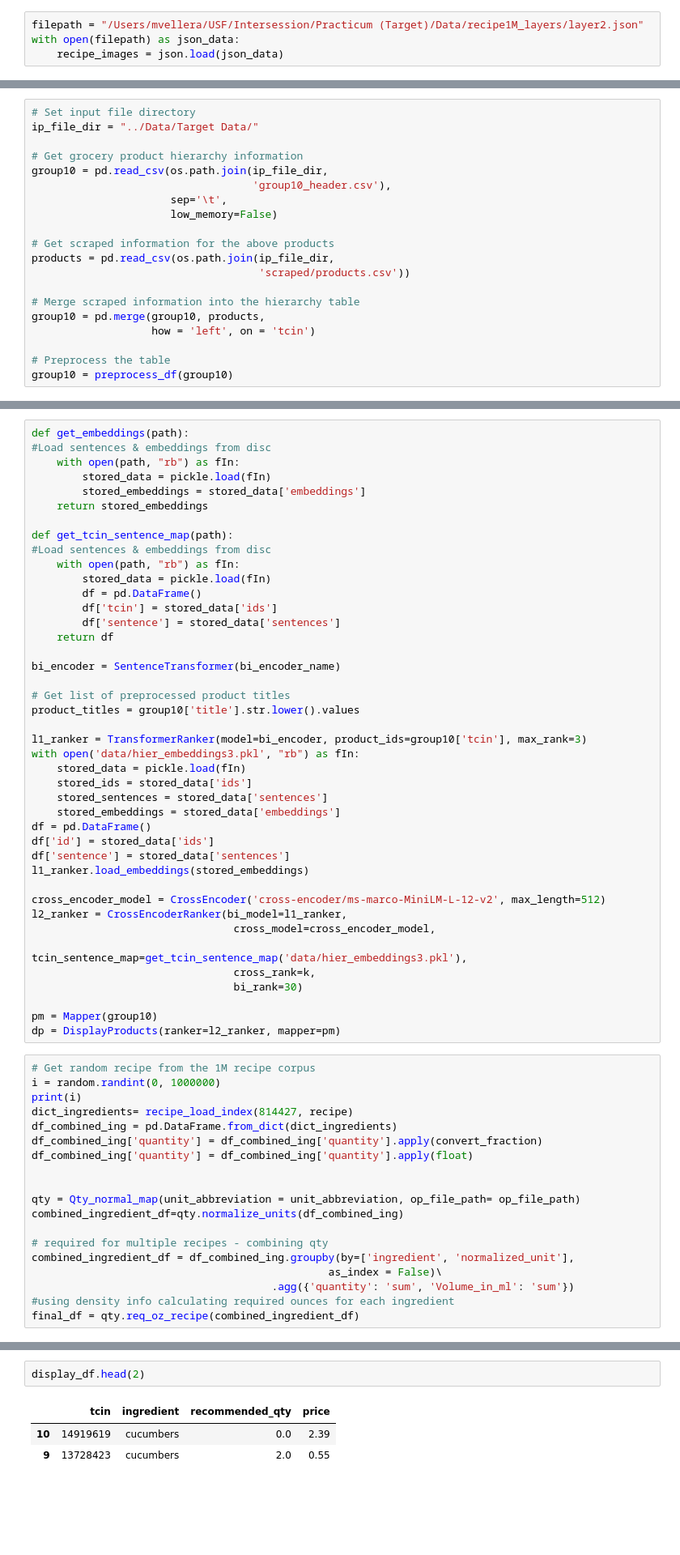
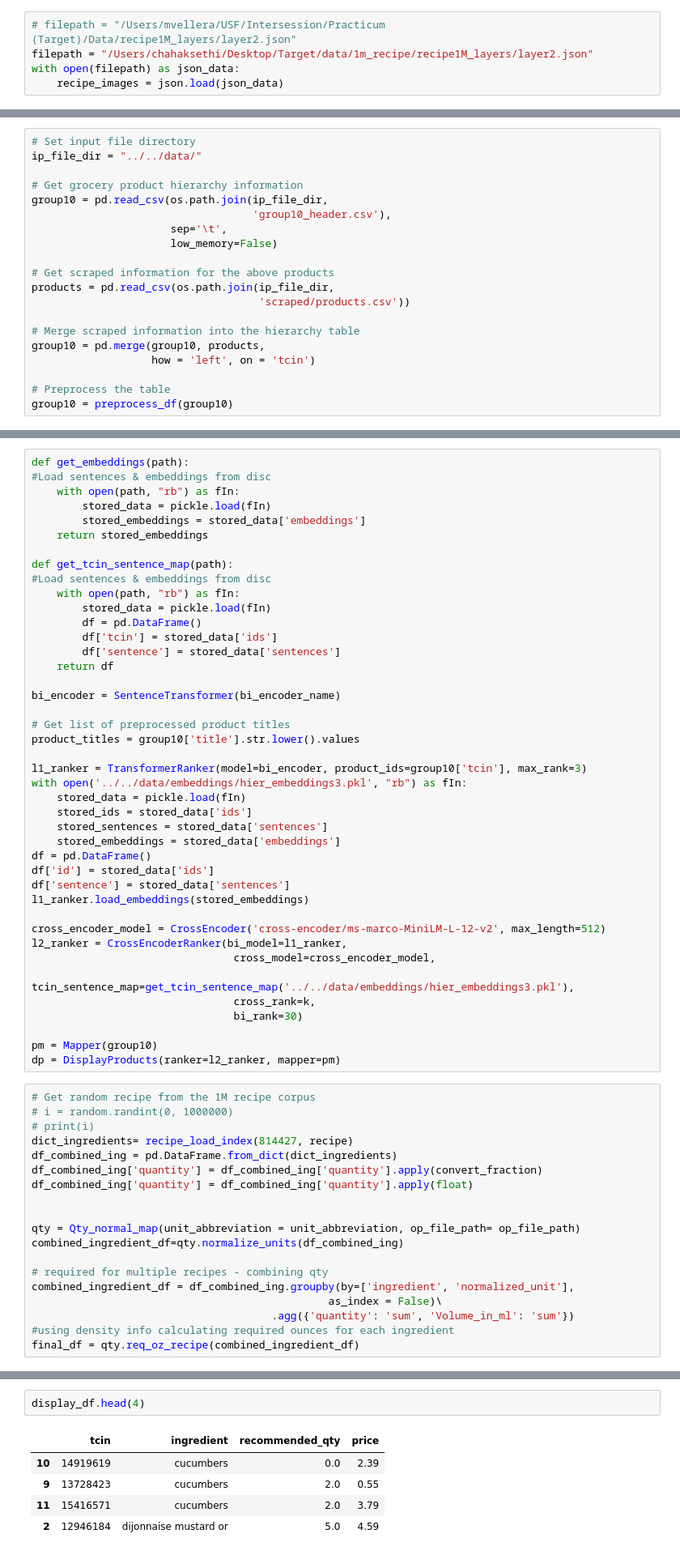
Before and after one commit to dianewoodbridge/target_recipe_project, a Jupyter notebook: code/notebook/testing_framework.ipynb, the cells around one changed output, grey strips where cells are left out. Shown at 81% size. Drawn from its saved outputs; the diff is of its cells as text; blank space fills up the shorter version.

```diff
--- a/code/notebook/testing_framework.ipynb
+++ b/code/notebook/testing_framework.ipynb
@@ -34,7 +37,8 @@ op_file_path = "data/ing_density.csv"
 with open(filepath) as json_data:
     recipe = json.load(json_data)
 # %%
-filepath = "/Users/mvellera/USF/Intersession/Practicum (Target)/Data/recipe1M_layers/layer2.json"
+# filepath = "/Users/mvellera/USF/Intersession/Practicum (Target)/Data/recipe1M_layers/layer2.json"
+filepath = "/Users/chahaksethi/Desktop/Target/data/1m_recipe/recipe1M_layers/layer2.json"
 with open(filepath) as json_data:
     recipe_images = json.load(json_data)
 # %%
@@ -52,7 +56,7 @@ unit_abbreviation = { 'tbsp' : ["tablespoon"],
 # df_combined_ing
 # %%
 # Set input file directory
-ip_file_dir = "../Data/Target Data/"
+ip_file_dir = "../../data/"
 
 # Get grocery product hierarchy information
 group10 = pd.read_csv(os.path.join(ip_file_dir,
@@ -97,7 +101,7 @@ bi_encoder = SentenceTransformer(bi_encoder_name)
 product_titles = group10['title'].str.lower().values
 
 l1_ranker = TransformerRanker(model=bi_encoder, product_ids=group10['tcin'], max_rank=3)
-with open('data/hier_embeddings3.pkl', "rb") as fIn:
+with open('../../data/embeddings/hier_embeddings3.pkl', "rb") as fIn:
     stored_data = pickle.load(fIn)
     stored_ids = stored_data['ids']
     stored_sentences = stored_data['sentences']
@@ -110,7 +114,7 @@ l1_ranker.load_embeddings(stored_embeddings)
 cross_encoder_model = CrossEncoder('cross-encoder/ms-marco-MiniLM-L-12-v2', max_length=512)
 l2_ranker = CrossEncoderRanker(bi_model=l1_ranker,
                                 cross_model=cross_encoder_model,
-                                tcin_sentence_map=get_tcin_sentence_map('data/hier_embeddings3.pkl'),
+                                tcin_sentence_map=get_tcin_sentence_map('../../data/embeddings/hier_embeddings3.pkl'),
                                 cross_rank=k,
                                 bi_rank=30)
 
@@ -118,8 +122,8 @@ pm = Mapper(group10)
 dp = DisplayProducts(ranker=l2_ranker, mapper=pm)
 # %%
 # Get random recipe from the 1M recipe corpus
-i = random.randint(0, 1000000)
-print(i)
+# i = random.randint(0, 1000000)
+# print(i)
 dict_ingredients= recipe_load_index(814427, recipe)
 df_combined_ing = pd.DataFrame.from_dict(dict_ingredients)
 df_combined_ing['quantity'] = df_combined_ing['quantity'].apply(convert_fraction)
@@ -240,8 +242,10 @@ Try using .loc[row_indexer,col_indexer] = value instead
 See the caveats in the documentation: https://pandas.pydata.org/pandas-docs/stable/user_guide/indexing.html#returning-a-view-versus-a-copy
   self._setitem_single_column(loc, value, pi)
 # %%
-display_df.head(2)
+display_df.head(4)
 # %% [output]
 |  | tcin | ingredient | recommended_qty | price |
 | 10 | 14919619 | cucumbers | 0.0 | 2.39 |
 | 9 | 13728423 | cucumbers | 2.0 | 0.55 |
+| 11 | 15416571 | cucumbers | 2.0 | 3.79 |
+| 2 | 12946184 | dijonnaise mustard or | 5.0 | 4.59 |
```
Also changed, not shown: parts of 5 cells of this notebook, 3 other files.
